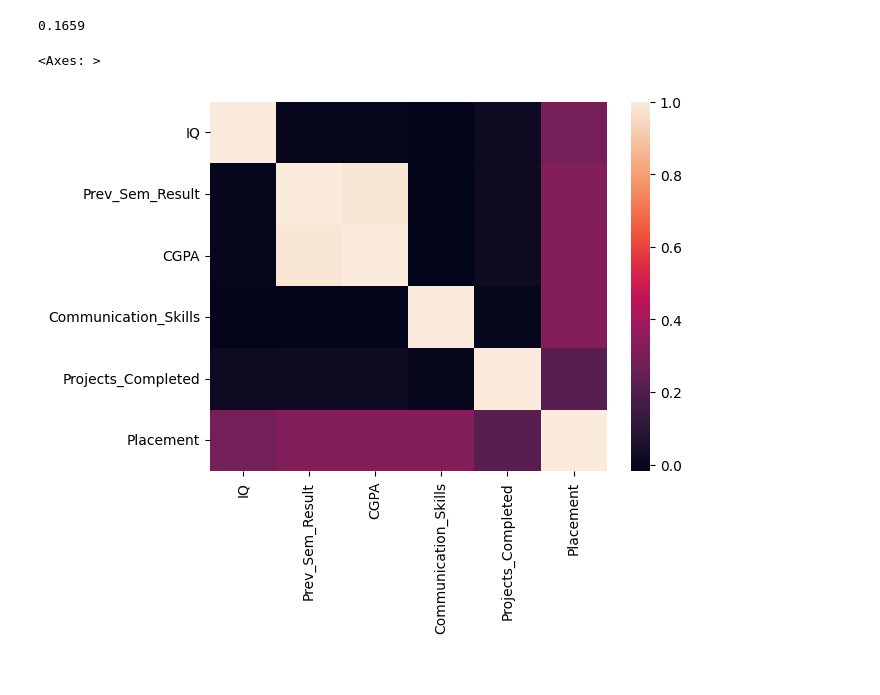
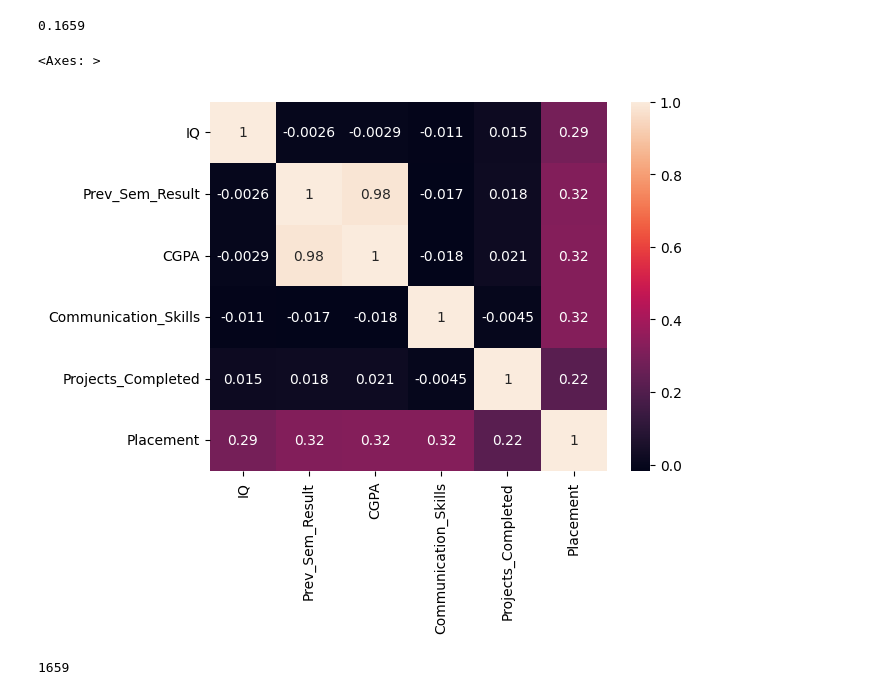
Before and after one commit to 2024btechaidsjayesh17169-stack/College-placement-project, a Jupyter notebook: ds-project-1-sec-c.ipynb, the cells around one changed output. Cells and saved outputs as stored; diff of their text form; code cells hidden in the pictures.

```diff
--- a/ds-project-1-sec-c.ipynb
+++ b/ds-project-1-sec-c.ipynb
@@ -85,7 +85,7 @@ placement_equals_1_prior
 # %% [output]
 0.1659
 # %%
-sns.heatmap(feature_selected_data.corr())
+sns.heatmap(feature_selected_data.corr(),annot=True)
 # %% [output]
 <Axes: >
-[figure, old version]
+[figure, new version]
@@ -91,0 +94,4 @@ sns.heatmap(feature_selected_data.corr())
+# %%
+data[data["Placement"] == 1].shape[0]
+# %% [output]
+1659
```
Also changed, not shown: parts of 2 cells of this notebook.
